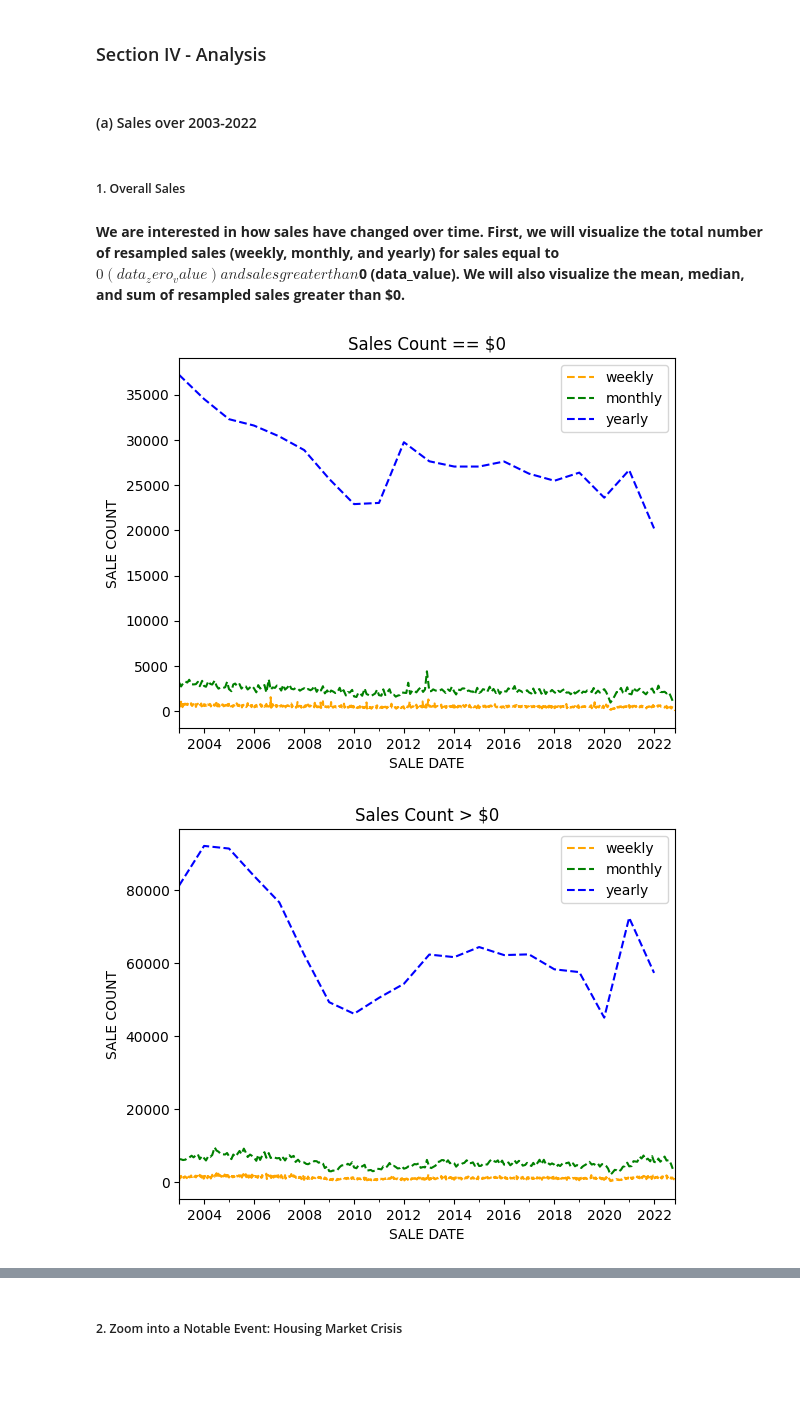
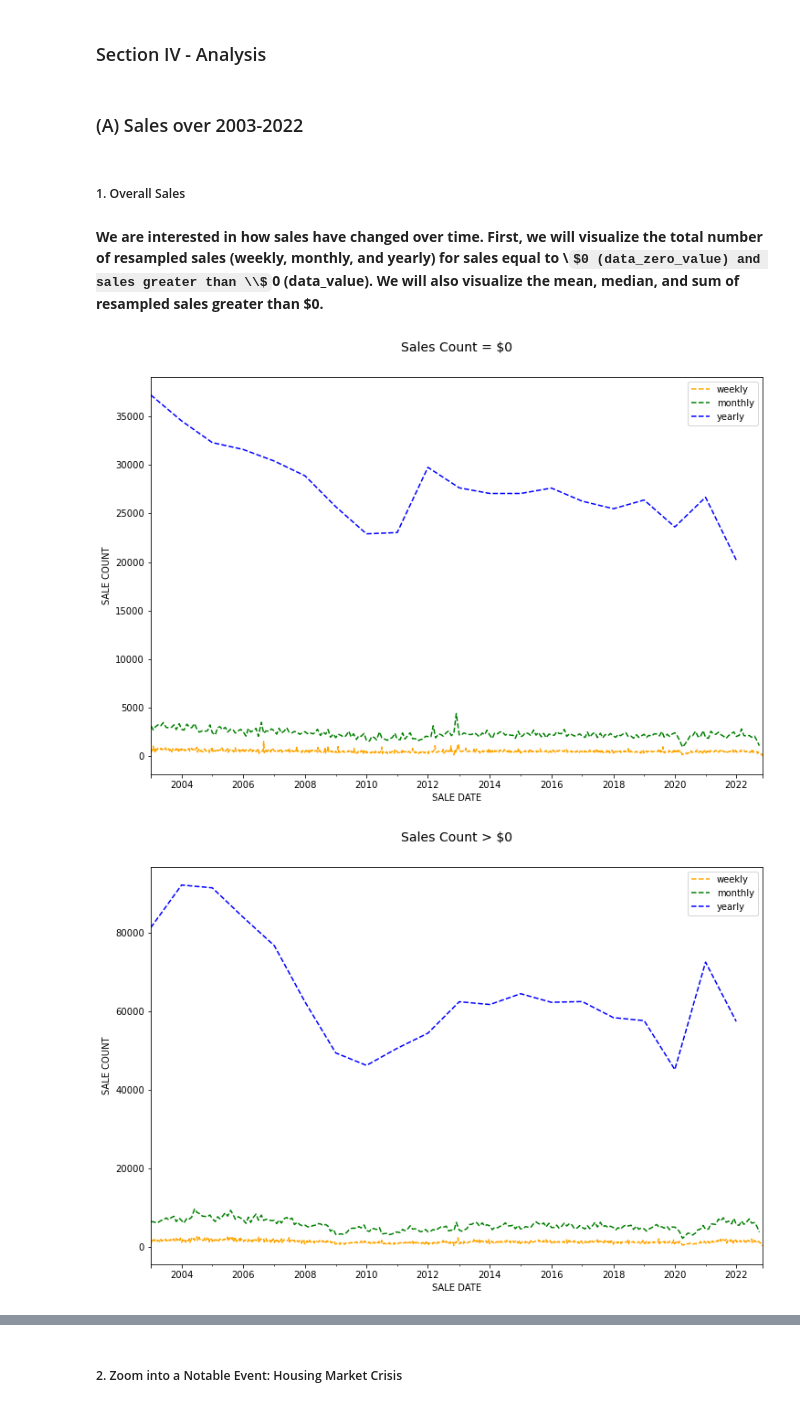
Before and after one commit to rk4197/DS-GA_1007_Project, a Jupyter notebook: code/data_exploration.ipynb, the cells around one changed output, grey strips where cells are left out. Saved outputs shown, nothing was run; the diff lists cells and outputs as text; code cells hidden in the pictures; some formulas as TeX source; blank space fills up the shorter version.

```diff
--- a/code/data_exploration.ipynb
+++ b/code/data_exploration.ipynb
@@ -319,51 +320,51 @@ def plot_resampled_sales_data(weekly=None, monthly=None, yearly=None,
                              title='title', ylabel='ylabel', linestyle="solid", file_path=''):
     '''Plot resampled data based on week, month, and year in one plot.'''
     if type(weekly) == pd.core.series.Series:
-        weekly.plot(label="weekly", color='orange', linestyle=linestyle)
+        weekly.plot(label="weekly", color='orange', linestyle=linestyle, figsize=(12,8))
     if type(monthly) == pd.core.series.Series:
-        monthly.plot(label="monthly", color='green', linestyle=linestyle)
+        monthly.plot(label="monthly", color='green', linestyle=linestyle, figsize=(12,8))
     if type(yearly) == pd.core.series.Series:
-        yearly.plot(label="yearly", color='blue', linestyle=linestyle)
-    plt.title(title)
+        yearly.plot(label="yearly", color='blue', linestyle=linestyle, figsize=(12,8))
+    plt.title(title, y=1.05, size=14)
     plt.ylabel(ylabel)
     plt.legend()
     if file_path != '':
         plt.savefig(os.path.join(file_path, title), transparent=True)
     plt.show()
 # %% [markdown]
-#### (a) Sales over 2003-2022
+### (A) Sales over 2003-2022
 # %% [markdown]
 ##### 1. Overall Sales
 # %% [markdown]
-__We are interested in how sales have changed over time. First, we will visualize the total number of resampled sales (weekly, monthly, and yearly) for sales equal to $0 (data_zero_value) and sales greater than $0 (data_value). We will also visualize the mean, median, and sum of resampled sales greater than $0.__
+<b> We are interested in how sales have changed over time. First, we will visualize the total number of resampled sales (weekly, monthly, and yearly) for sales equal to \\$0 (data_zero_value) and sales greater than \\$0 (data_value). We will also visualize the mean, median, and sum of resampled sales greater than $0. <b>
 # %%
 # Plot resampled sales count EQUAL to $0
 weekly_count_zero, monthly_count_zero, yearly_count_zero = get_resampled_sales_data(data_by_sales_zero, func='count')
 plot_resampled_sales_data(weekly_count_zero, monthly_count_zero, yearly_count_zero,
-                          title='Sales Count == $0', ylabel='SALE COUNT',
+                          title='Sales Count = $0', ylabel='SALE COUNT',
                           linestyle="--", file_path=figurepath)
 
 # Plot resampled sales count GREATER than $0
 weekly_count, monthly_count, yearly_count = get_resampled_sales_data(data_by_sales, func='count')
 plot_resampled_sales_data(weekly_count, monthly_count, yearly_count,
                           title='Sales Count > $0', ylabel='SALE COUNT',
                           linestyle="--", file_path=figurepath)
 
 # Plot mean, median, and sum of resampled sales prices GREATER than $0
 weekly_mean, monthly_mean, yearly_mean = get_resampled_sales_data(data_by_sales, func='mean')
 plot_resampled_sales_data(weekly_mean, monthly_mean, yearly_mean,
                           title='Resampled MEAN Sales Price', ylabel='SALE PRICE',
                           file_path=figurepath)
 
 weekly_median, monthly_median, yearly_median = get_resampled_sales_data(data_by_sales, func='median')
 plot_resampled_sales_data(weekly_median, monthly_median, yearly_median,
                           title='Resampled MEDIAN Sales Price', ylabel='SALE PRICE',
                           file_path=figurepath)
 
 weekly_sum, monthly_sum, yearly_sum = get_resampled_sales_data(data_by_sales, func='sum')
 plot_resampled_sales_data(weekly_sum, monthly_sum, yearly_sum,
                           title='Resampled SUM Sales Price', ylabel='SALE PRICE',
                           file_path=figurepath)
 # %% [output]
-[figure, old version]
+[figure, new version]
-[figure, old version]
+[figure, new version]
```
Also changed, not shown: parts of 17 cells of this notebook.
